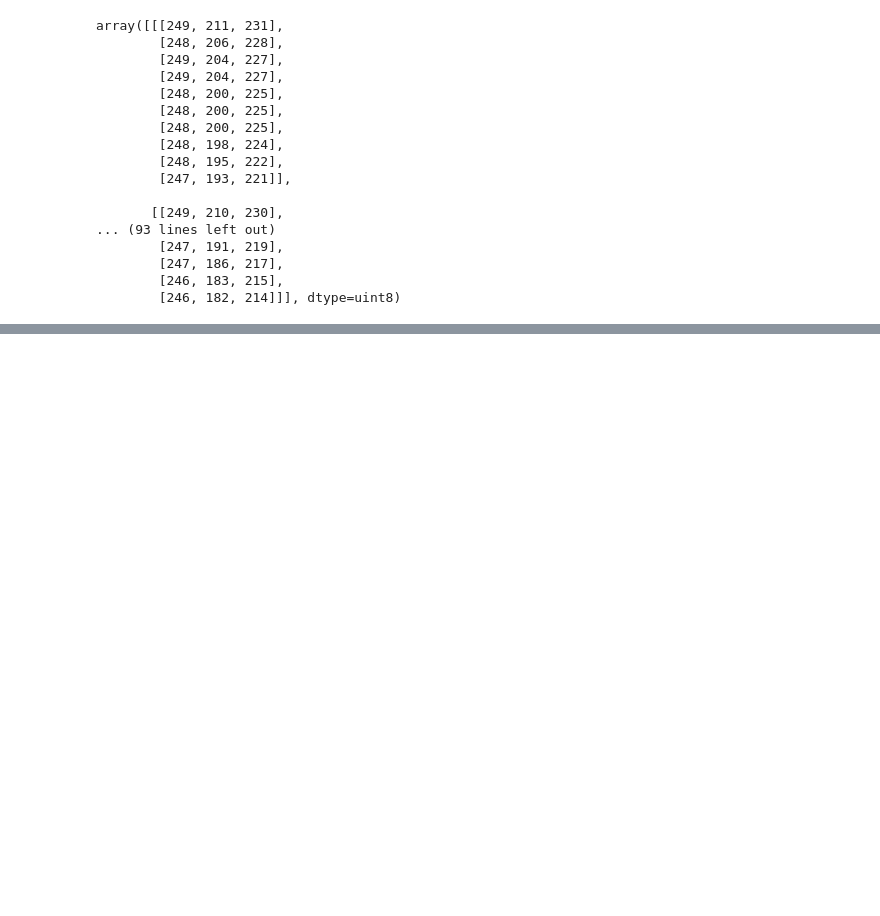
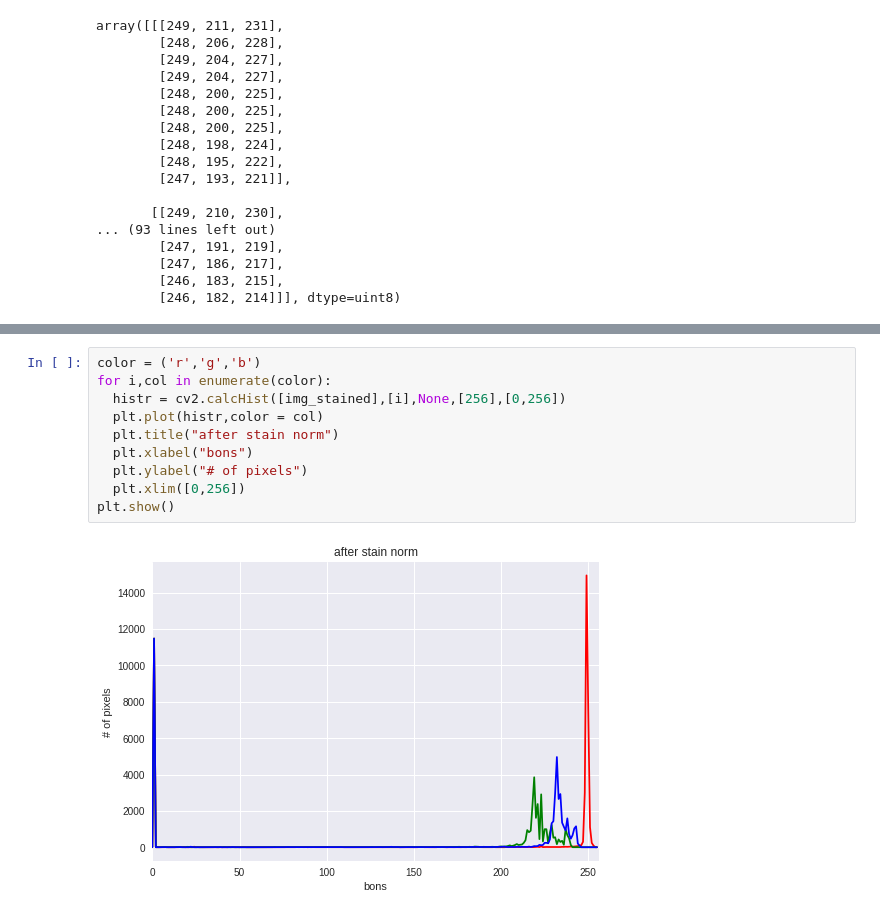
Before and after one commit to hasibzunair/neuralwhat, a Jupyter notebook: colabs/stain_normalization.ipynb, the cells around one changed output, grey strips where cells are left out. Cells and saved outputs as stored; diff of their text form; blank space fills up the shorter version.

```diff
--- a/colabs/stain_normalization.ipynb
+++ b/colabs/stain_normalization.ipynb
@@ -267,0 +282,12 @@ array([[[249, 211, 231],
+# %%
+color = ('r','g','b')
+for i,col in enumerate(color):
+  histr = cv2.calcHist([img_stained],[i],None,[256],[0,256])
+  plt.plot(histr,color = col)
+  plt.title("after stain norm")
+  plt.xlabel("bons")
+  plt.ylabel("# of pixels")
+  plt.xlim([0,256])
+plt.show()
+# %% [output]
+[figure, added]
```
Also changed, not shown: parts of 3 cells of this notebook.
